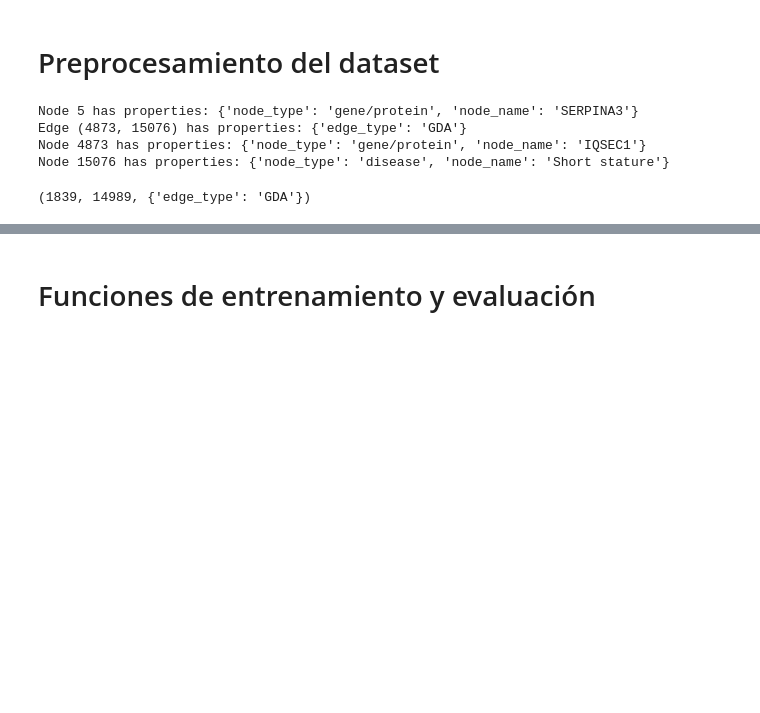
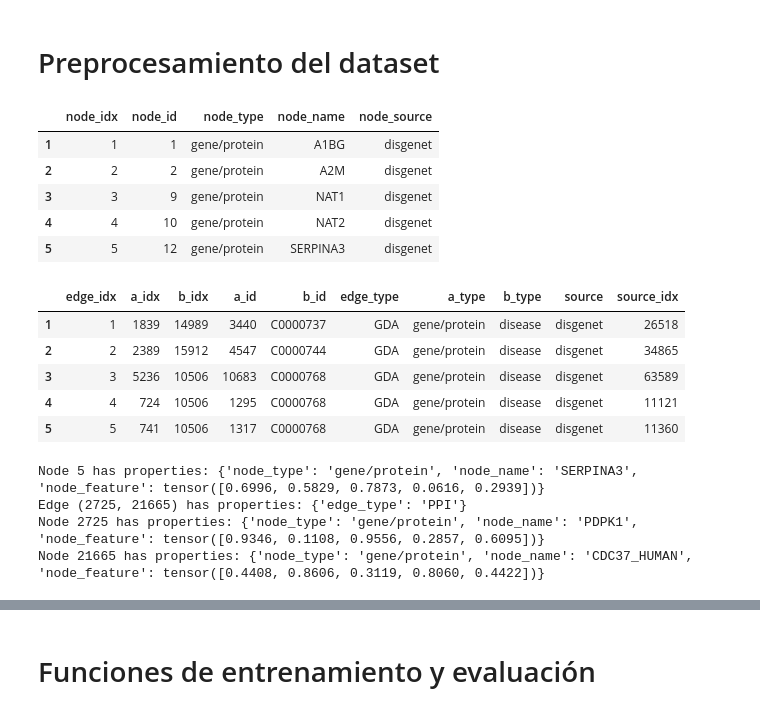
Before and after one commit to ingridheuer/gcnn_gdas, a Jupyter notebook: exploration/notebooks/RSAGE_nofeatures.ipynb, the cells around one changed output, grey strips where cells are left out. Cells and saved outputs as stored; diff of their text form; code cells hidden in the pictures; blank space fills up the shorter version.

```diff
--- a/exploration/notebooks/RSAGE_nofeatures.ipynb
+++ b/exploration/notebooks/RSAGE_nofeatures.ipynb
@@ -238,3 +266,19 @@ class HeteroGNN(torch.nn.Module):
 # %%
 node_data = pd.read_csv("/content/graph_node_table.csv", index_col=0)
 edge_data = pd.read_csv("/content/graph_edge_table.csv",index_col=0).rename(columns={"relation":"edge_type"})
+# %%
+display(node_data.head())
+display(edge_data.head())
+# %% [output]
+|  | node_idx | node_id | node_type | node_name | node_source |
+| 1 | 1 | 1 | gene/protein | A1BG | disgenet |
+| 2 | 2 | 2 | gene/protein | A2M | disgenet |
+| 3 | 3 | 9 | gene/protein | NAT1 | disgenet |
+| 4 | 4 | 10 | gene/protein | NAT2 | disgenet |
+| 5 | 5 | 12 | gene/protein | SERPINA3 | disgenet |
+|  | edge_idx | a_idx | b_idx | a_id | b_id | edge_type | a_type | b_type | source | source_idx |
+| 1 | 1 | 1839 | 14989 | 3440 | C0000737 | GDA | gene/protein | disease | disgenet | 26518 |
+| 2 | 2 | 2389 | 15912 | 4547 | C0000744 | GDA | gene/protein | disease | disgenet | 34865 |
+| 3 | 3 | 5236 | 10506 | 10683 | C0000768 | GDA | gene/protein | disease | disgenet | 63589 |
+| 4 | 4 | 724 | 10506 | 1295 | C0000768 | GDA | gene/protein | disease | disgenet | 11121 |
+| 5 | 5 | 741 | 10506 | 1317 | C0000768 | GDA | gene/protein | disease | disgenet | 11360 |
@@ -241,14 +295,16 @@ edge_data = pd.read_csv("/content/graph_edge_table.csv",index_col=0).rename(colu
 # %%
-D = nx.from_pandas_edgelist(edge_data,source="a_idx",target="b_idx", edge_attr="edge_type", create_using=nx.DiGraph)
+D = nx.from_pandas_edgelist(edge_data,source="a_idx",target="b_idx", edge_attr="edge_type")
 nx.set_node_attributes(D,pd.Series(node_data.node_type, index=node_data.node_idx).to_dict(),"node_type")
 nx.set_node_attributes(D,pd.Series(node_data.node_name, index=node_data.node_idx).to_dict(),"node_name")
 
 #G = nx.to_undirected(D)
-G = D
+G = D.to_directed()
+G2 = D.to_directed()
+init_node_features(G,"random",5)
+init_node_features(G2,"ones",5)
 
 node_id = 5
 print(f"Node {node_id} has properties:", G.nodes(data=True)[node_id])
-# %%
 edges = list(G.edges())
 edge_idx = 123456
 n1 = edges[edge_idx][0]
@@ -257,17 +313,8 @@ edge = list(G.edges(data=True))[edge_idx]
 print(f"Edge ({edge[0]}, {edge[1]}) has properties:", edge[2])
 print(f"Node {n1} has properties:", G.nodes(data=True)[n1])
 print(f"Node {n2} has properties:", G.nodes(data=True)[n2])
-#%%
-G_deepsnap = HeteroGraph(G)
-G_deepsnap.edge_types
-G_deepsnap.message_types
-G_deepsnap.node_types
-G_deepsnap.num_nodes()
-G_deepsnap.num_edges()
-list(G.edges(data=True))[0]
 # %% [output]
-Node 5 has properties: {'node_type': 'gene/protein', 'node_name': 'SERPINA3'}
-Edge (4873, 15076) has properties: {'edge_type': 'GDA'}
-Node 4873 has properties: {'node_type': 'gene/protein', 'node_name': 'IQSEC1'}
-Node 15076 has properties: {'node_type': 'disease', 'node_name': 'Short stature'}
+Node 5 has properties: {'node_type': 'gene/protein', 'node_name': 'SERPINA3', 'node_feature': tensor([0.6996, 0.5829, 0.7873, 0.0616, 0.2939])}
+Edge (2725, 21665) has properties: {'edge_type': 'PPI'}
+Node 2725 has properties: {'node_type': 'gene/protein', 'node_name': 'PDPK1', 'node_feature': tensor([0.9346, 0.1108, 0.9556, 0.2857, 0.6095])}
+Node 21665 has properties: {'node_type': 'gene/protein', 'node_name': 'CDC37_HUMAN', 'node_feature': tensor([0.4408, 0.8606, 0.3119, 0.8060, 0.4422])}
-(1839, 14989, {'edge_type': 'GDA'})
```
Also changed, not shown: parts of 15 cells of this notebook.
